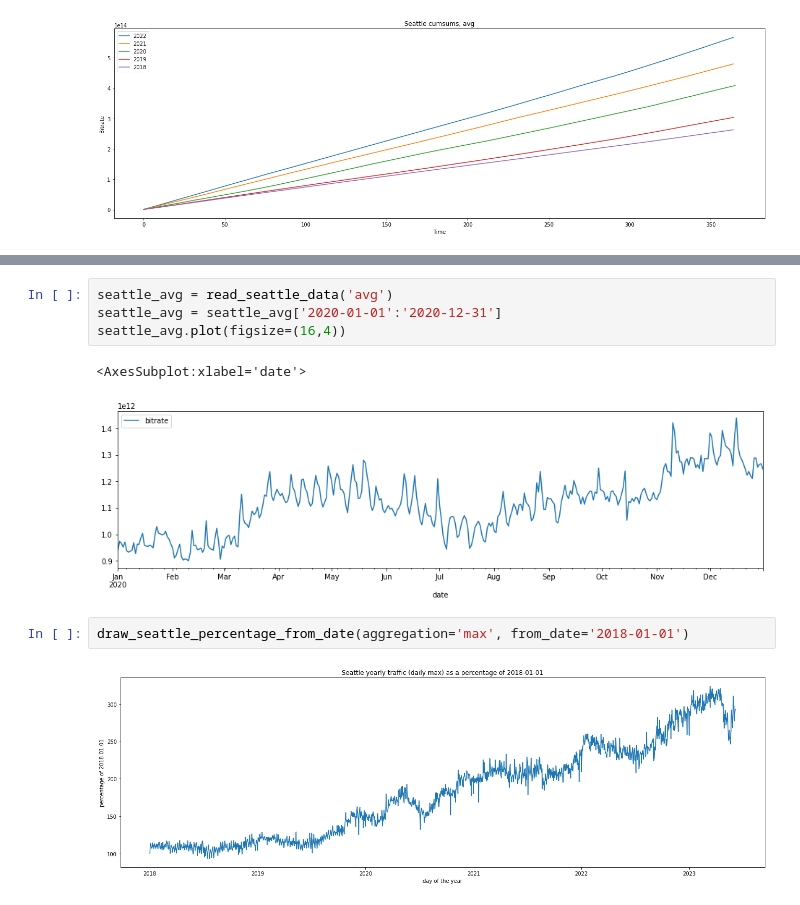
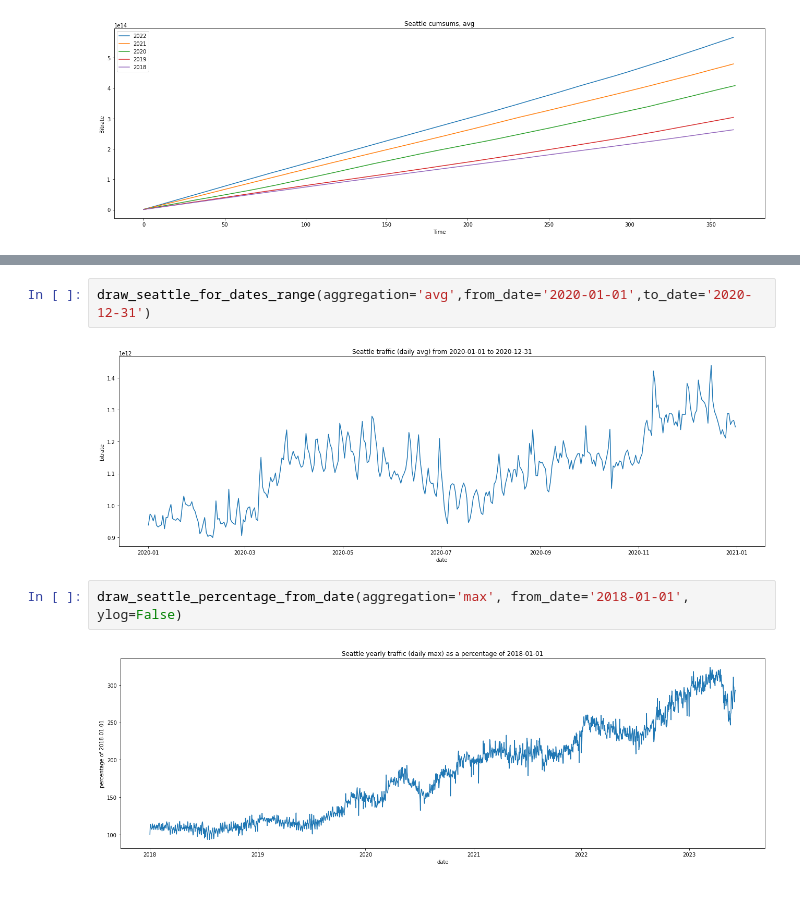
Before and after one commit to Ola2904/increasing_traffic_model, a Jupyter notebook: drawings.ipynb, the cells around one changed output, grey strips where cells are left out. Cells and saved outputs as stored; diff of their text form.

Commit message:
fix step plot

```diff
--- a/drawings.ipynb
+++ b/drawings.ipynb
@@ -396,11 +416,8 @@ seattle_avg.plot(figsize=(16,4))
 # %%
-seattle_avg = read_seattle_data('avg')
-seattle_avg = seattle_avg['2020-01-01':'2020-12-31']
-seattle_avg.plot(figsize=(16,4))
+draw_seattle_for_dates_range(aggregation='avg',from_date='2020-01-01',to_date='2020-12-31')
 # %% [output]
-<AxesSubplot:xlabel='date'>
-[figure, old version]
+[figure, new version]
 # %%
-draw_seattle_percentage_from_date(aggregation='max', from_date='2018-01-01')
+draw_seattle_percentage_from_date(aggregation='max', from_date='2018-01-01', ylog=False)
 # %% [output]
-[figure, old version]
+[figure, new version]
```
Also changed, not shown: parts of 5 cells of this notebook.
